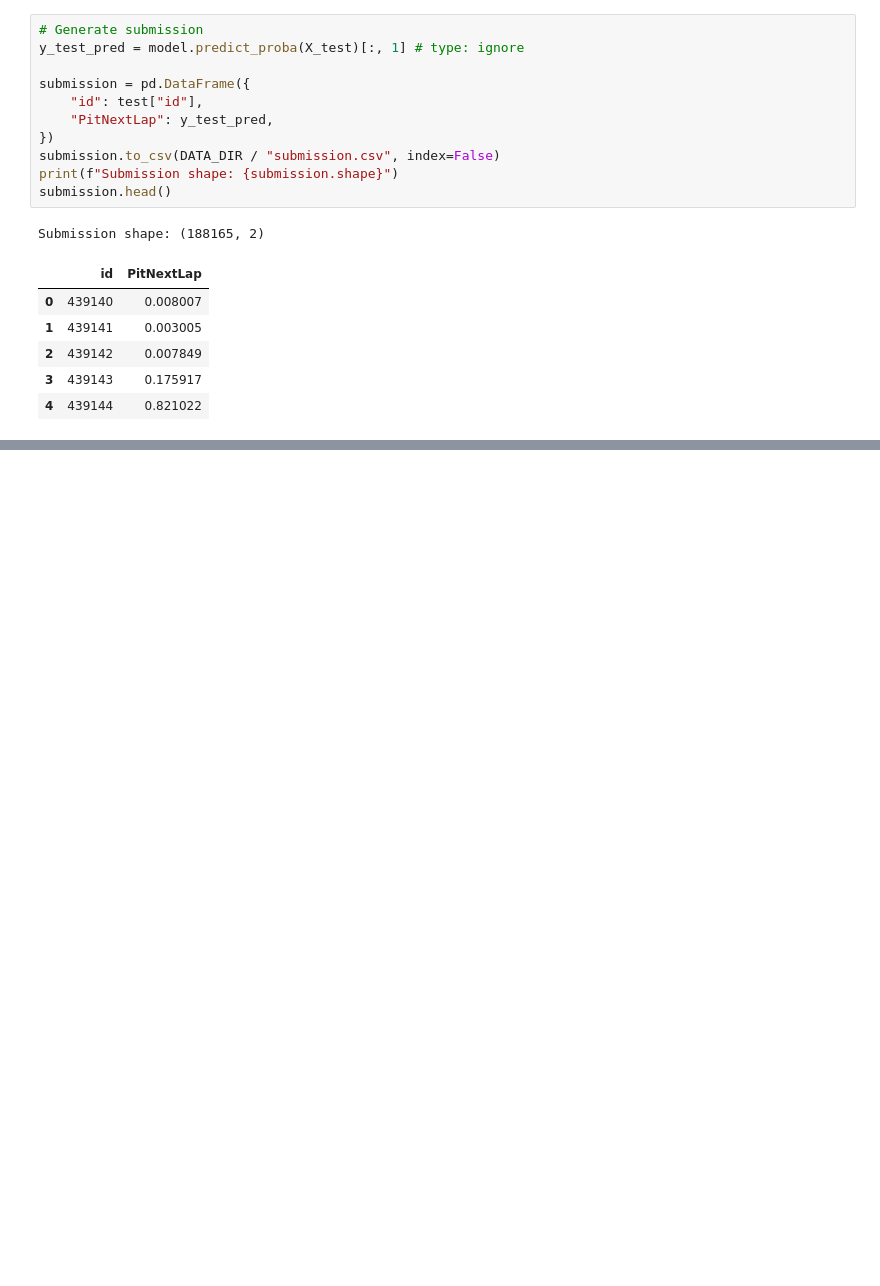
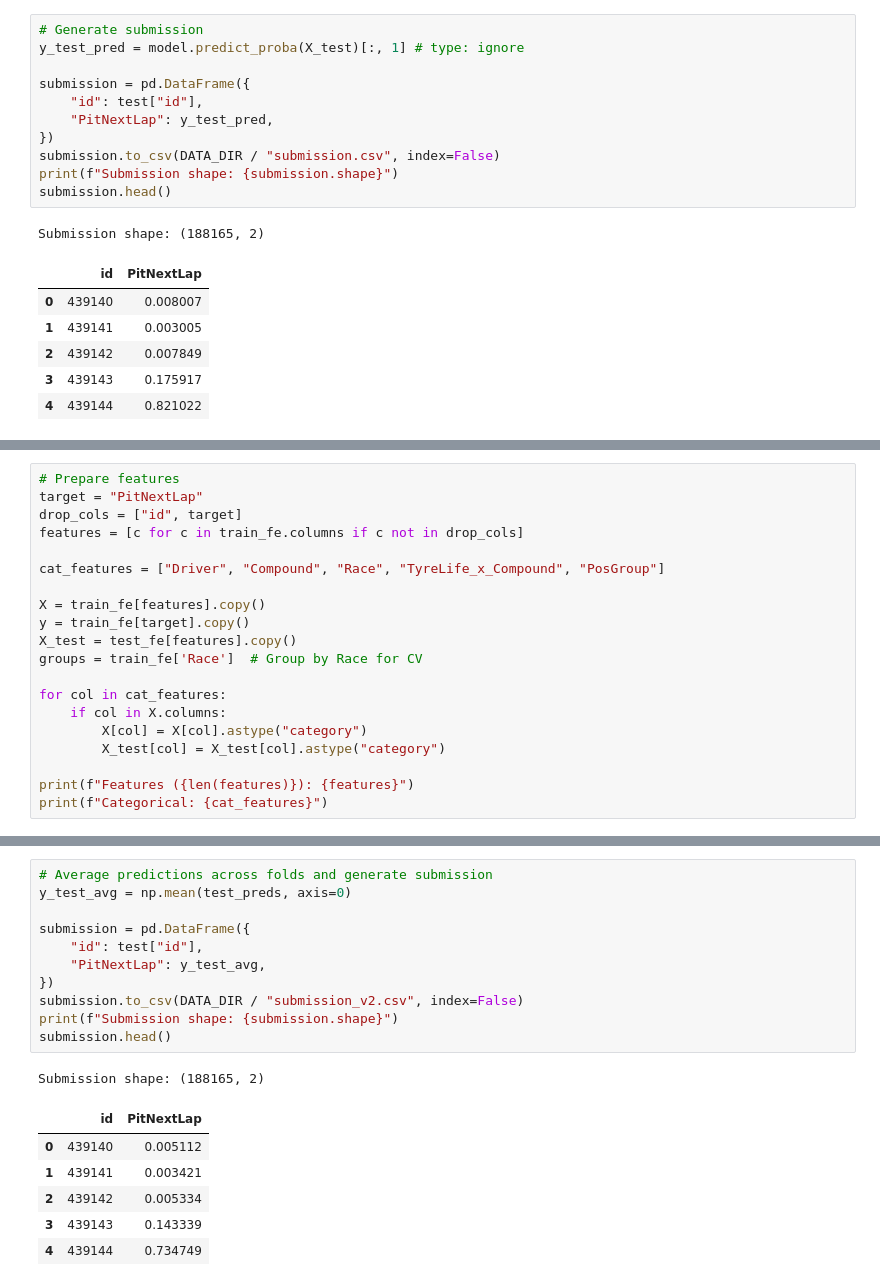
Before and after one commit to time1043/predicting-f1-pit-stops, a Jupyter notebook: note/model.ipynb, the cells around one changed output, grey strips where cells are left out. Cells and saved outputs as stored; diff of their text form; blank space fills up the shorter version.

```diff
--- a/note/model.ipynb
+++ b/note/model.ipynb
@@ -135,0 +220,20 @@ Submission shape: (188165, 2)
+# %%
+# Prepare features
+target = "PitNextLap"
+drop_cols = ["id", target]
+features = [c for c in train_fe.columns if c not in drop_cols]
+
+cat_features = ["Driver", "Compound", "Race", "TyreLife_x_Compound", "PosGroup"]
+
+X = train_fe[features].copy()
+y = train_fe[target].copy()
+X_test = test_fe[features].copy()
+groups = train_fe['Race']  # Group by Race for CV
+
+for col in cat_features:
+    if col in X.columns:
+        X[col] = X[col].astype("category")
+        X_test[col] = X_test[col].astype("category")
+
+print(f"Features ({len(features)}): {features}")
+print(f"Categorical: {cat_features}")
@@ -135,0 +306,19 @@ Submission shape: (188165, 2)
+# %%
+# Average predictions across folds and generate submission
+y_test_avg = np.mean(test_preds, axis=0)
+
+submission = pd.DataFrame({
+    "id": test["id"],
+    "PitNextLap": y_test_avg,
+})
+submission.to_csv(DATA_DIR / "submission_v2.csv", index=False)
+print(f"Submission shape: {submission.shape}")
+submission.head()
+# %% [output]
+Submission shape: (188165, 2)
+|  | id | PitNextLap |
+| 0 | 439140 | 0.005112 |
+| 1 | 439141 | 0.003421 |
+| 2 | 439142 | 0.005334 |
+| 3 | 439143 | 0.143339 |
+| 4 | 439144 | 0.734749 |
```
Also changed, not shown: parts of 4 cells of this notebook.
